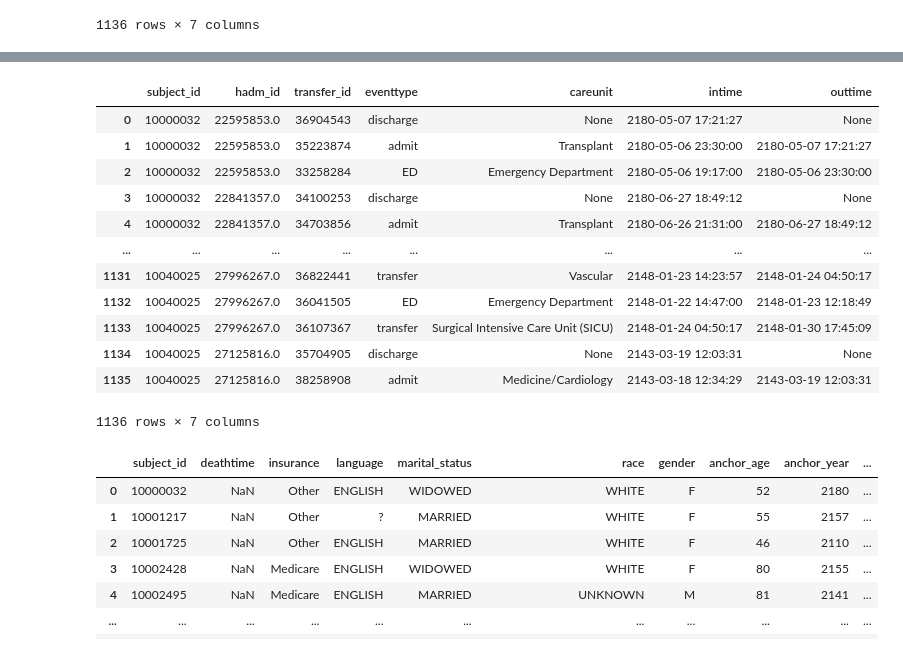
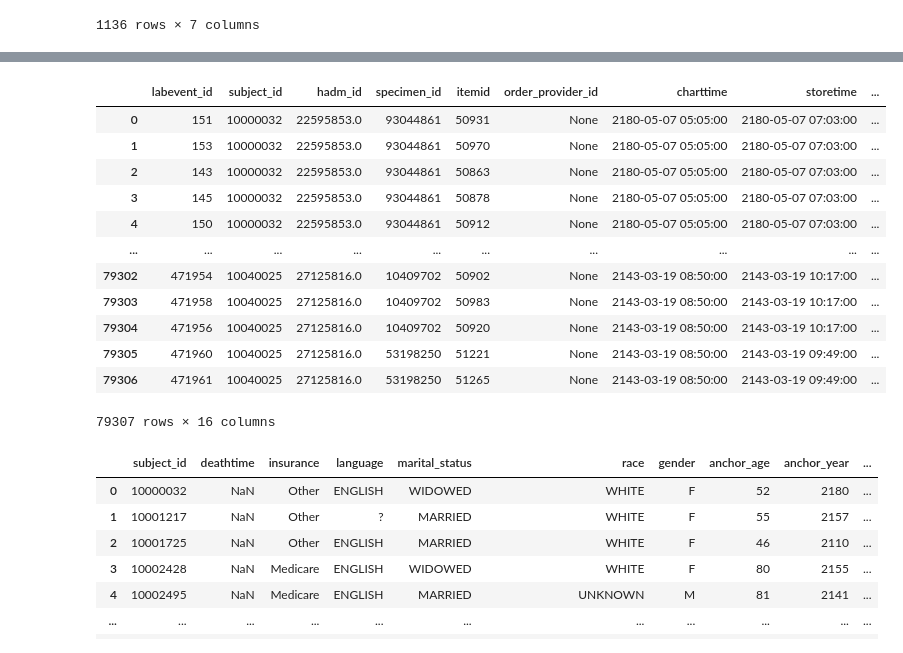
Before and after one commit to kkkarnav/MIMIC, a Jupyter notebook: 1_data_creation.ipynb, the cells around one changed output, grey strips where cells are left out. Saved outputs shown, nothing was run; the diff lists cells and outputs as text; code cells hidden in the pictures.

```diff
--- a/1_data_creation.ipynb
+++ b/1_data_creation.ipynb
@@ -173,24 +236,24 @@ Name: careunit, dtype: int64
 # %%
 data = []
-for datum in df["transfers"]:
+for datum in df["labevents"]:
     json_df = pd.json_normalize(datum)
     data.append(json_df)
 column_df = pd.concat(data, ignore_index=True)
 column_df
 # %% [output]
-|  | subject_id | hadm_id | transfer_id | eventtype | careunit | intime | outtime |
-| 0 | 10000032 | 22595853.0 | 36904543 | discharge | None | 2180-05-07 17:21:27 | None |
-| 1 | 10000032 | 22595853.0 | 35223874 | admit | Transplant | 2180-05-06 23:30:00 | 2180-05-07 17:21:27 |
-| 2 | 10000032 | 22595853.0 | 33258284 | ED | Emergency Department | 2180-05-06 19:17:00 | 2180-05-06 23:30:00 |
-| 3 | 10000032 | 22841357.0 | 34100253 | discharge | None | 2180-06-27 18:49:12 | None |
-| 4 | 10000032 | 22841357.0 | 34703856 | admit | Transplant | 2180-06-26 21:31:00 | 2180-06-27 18:49:12 |
-| ... | ... | ... | ... | ... | ... | ... | ... |
-| 1131 | 10040025 | 27996267.0 | 36822441 | transfer | Vascular | 2148-01-23 14:23:57 | 2148-01-24 04:50:17 |
-| 1132 | 10040025 | 27996267.0 | 36041505 | ED | Emergency Department | 2148-01-22 14:47:00 | 2148-01-23 12:18:49 |
-| 1133 | 10040025 | 27996267.0 | 36107367 | transfer | Surgical Intensive Care Unit (SICU) | 2148-01-24 04:50:17 | 2148-01-30 17:45:09 |
-| 1134 | 10040025 | 27125816.0 | 35704905 | discharge | None | 2143-03-19 12:03:31 | None |
-| 1135 | 10040025 | 27125816.0 | 38258908 | admit | Medicine/Cardiology | 2143-03-18 12:34:29 | 2143-03-19 12:03:31 |
+|  | labevent_id | subject_id | hadm_id | specimen_id | itemid | order_provider_id | charttime | storetime | ... |
+| 0 | 151 | 10000032 | 22595853.0 | 93044861 | 50931 | None | 2180-05-07 05:05:00 | 2180-05-07 07:03:00 | ... |
+| 1 | 153 | 10000032 | 22595853.0 | 93044861 | 50970 | None | 2180-05-07 05:05:00 | 2180-05-07 07:03:00 | ... |
+| 2 | 143 | 10000032 | 22595853.0 | 93044861 | 50863 | None | 2180-05-07 05:05:00 | 2180-05-07 07:03:00 | ... |
+| 3 | 145 | 10000032 | 22595853.0 | 93044861 | 50878 | None | 2180-05-07 05:05:00 | 2180-05-07 07:03:00 | ... |
+| 4 | 150 | 10000032 | 22595853.0 | 93044861 | 50912 | None | 2180-05-07 05:05:00 | 2180-05-07 07:03:00 | ... |
+| ... | ... | ... | ... | ... | ... | ... | ... | ... | ... |
+| 79302 | 471954 | 10040025 | 27125816.0 | 10409702 | 50902 | None | 2143-03-19 08:50:00 | 2143-03-19 10:17:00 | ... |
+| 79303 | 471958 | 10040025 | 27125816.0 | 10409702 | 50983 | None | 2143-03-19 08:50:00 | 2143-03-19 10:17:00 | ... |
+| 79304 | 471956 | 10040025 | 27125816.0 | 10409702 | 50920 | None | 2143-03-19 08:50:00 | 2143-03-19 10:17:00 | ... |
+| 79305 | 471960 | 10040025 | 27125816.0 | 53198250 | 51221 | None | 2143-03-19 08:50:00 | 2143-03-19 09:49:00 | ... |
+| 79306 | 471961 | 10040025 | 27125816.0 | 53198250 | 51265 | None | 2143-03-19 08:50:00 | 2143-03-19 09:49:00 | ... |
-1136 rows × 7 columns
+79307 rows × 16 columns
 # %%
 subject_df = df.drop_duplicates(subset=["subject_id"])[["subject_id", "deathtime", "insurance", "language", "marital_status", "race"]]
 patient_df = pd.merge(subject_df, patients_df, on='subject_id', how='inner')
```
Also changed, not shown: parts of 9 cells of this notebook.
